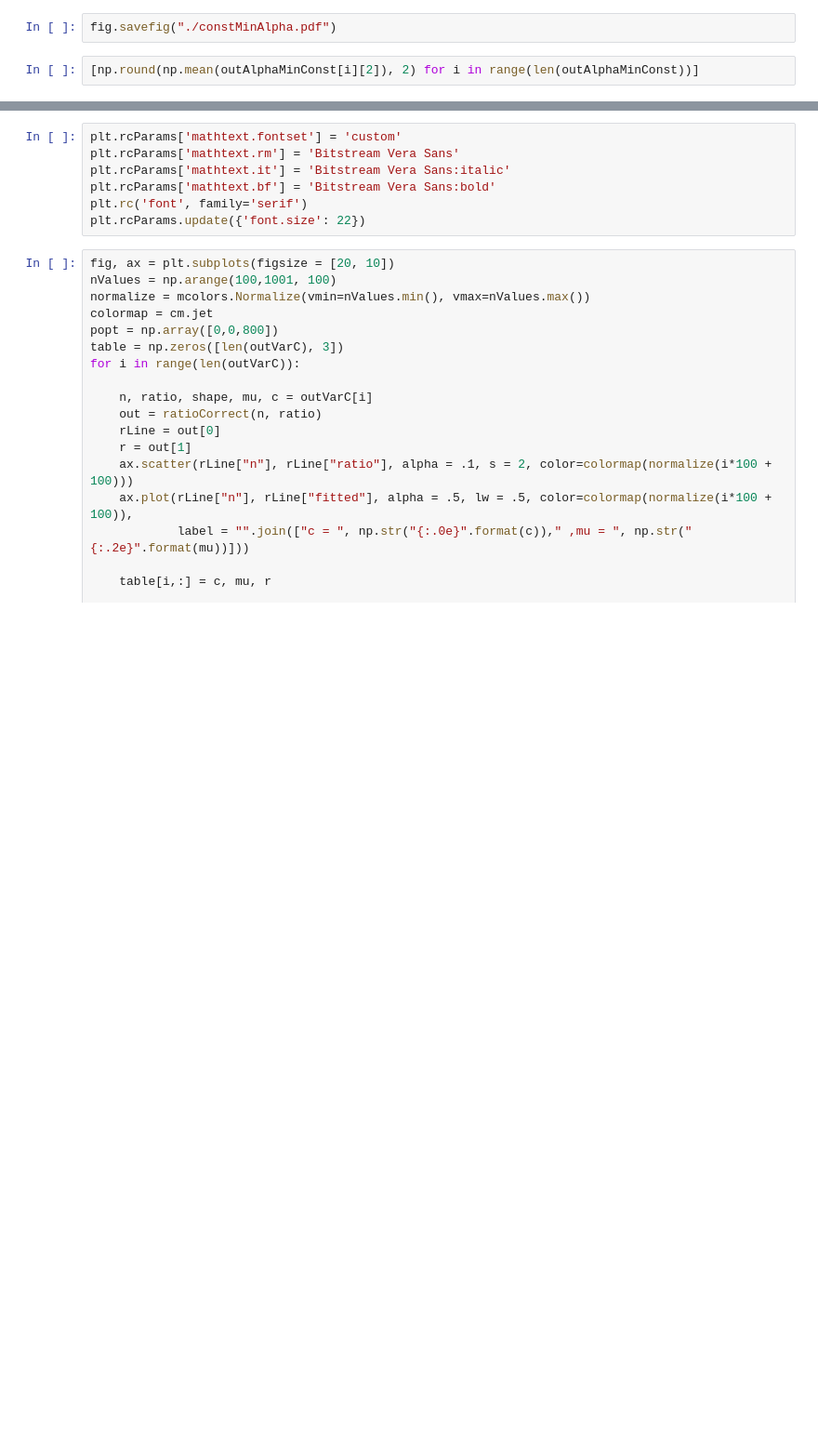
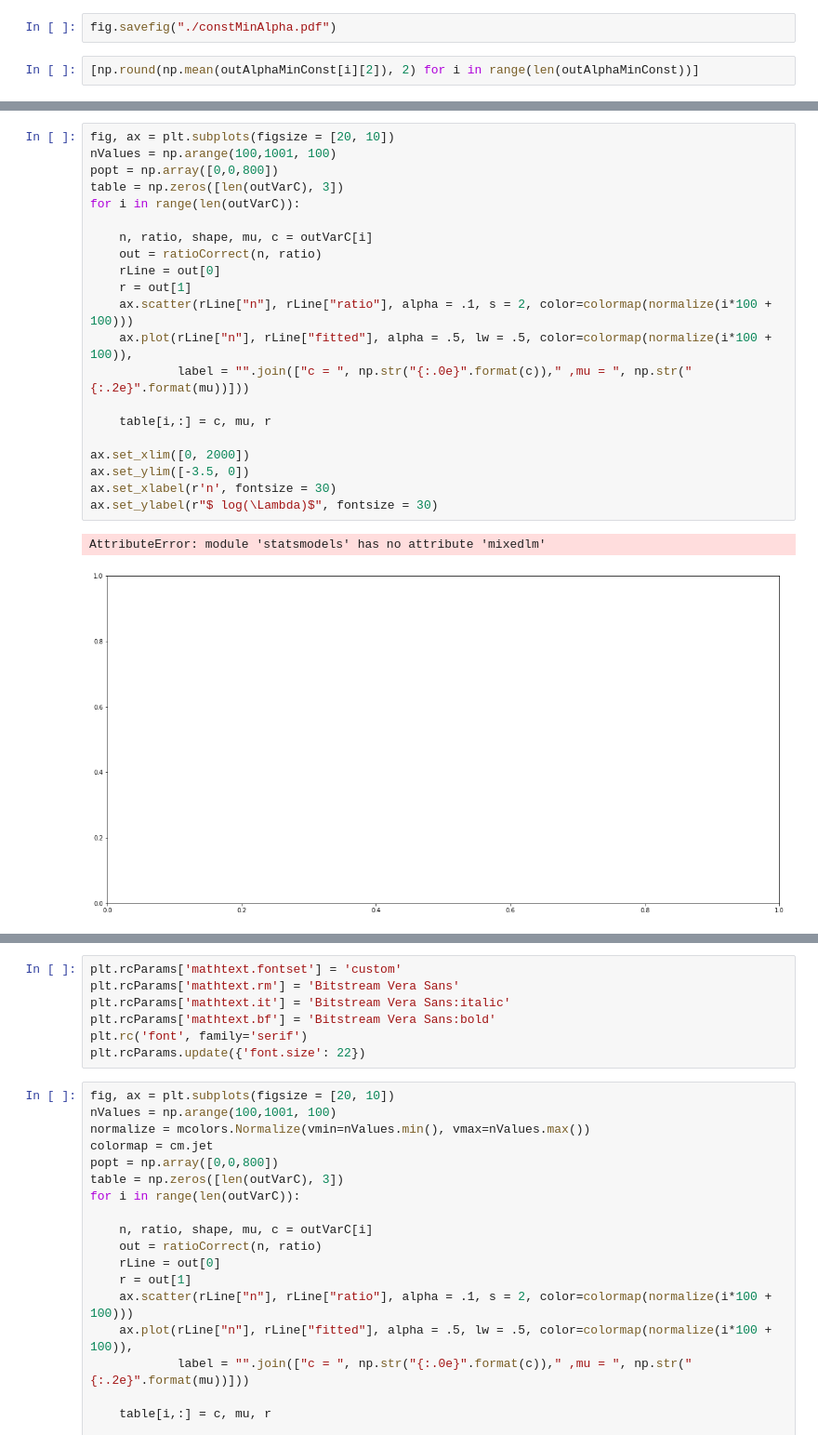
Before and after one commit to osolari/Betta, a Jupyter notebook: cmc.ipynb, the cells around one changed output, grey strips where cells are left out. Shown: that part at 93% size. Cells and saved outputs as stored; diff of their text form; blank space fills up the shorter version.

```diff
--- a/cmc.ipynb
+++ b/cmc.ipynb
@@ -178 +284,25 @@ Computing Mu,
+# %%
+fig, ax = plt.subplots(figsize = [20, 10])
+nValues = np.arange(100,1001, 100)
+popt = np.array([0,0,800])
+table = np.zeros([len(outVarC), 3])
+for i in range(len(outVarC)):
+
+    n, ratio, shape, mu, c = outVarC[i]
+    out = ratioCorrect(n, ratio)
+    rLine = out[0]
+    r = out[1]
+    ax.scatter(rLine["n"], rLine["ratio"], alpha = .1, s = 2, color=colormap(normalize(i*100 + 100)))
+    ax.plot(rLine["n"], rLine["fitted"], alpha = .5, lw = .5, color=colormap(normalize(i*100 + 100)),
+            label = "".join(["c = ", np.str("{:.0e}".format(c))," ,mu = ", np.str("{:.2e}".format(mu))]))
+
+    table[i,:] = c, mu, r
+
+ax.set_xlim([0, 2000])
+ax.set_ylim([-3.5, 0])
+ax.set_xlabel(r'n', fontsize = 30)
+ax.set_ylabel(r"$ log(\Lambda)$", fontsize = 30)
+# %% [output]
+AttributeError: module 'statsmodels' has no attribute 'mixedlm'
+[figure, added]
 # %%
```
Also changed, not shown: parts of 11 cells of this notebook, 6 other files.
